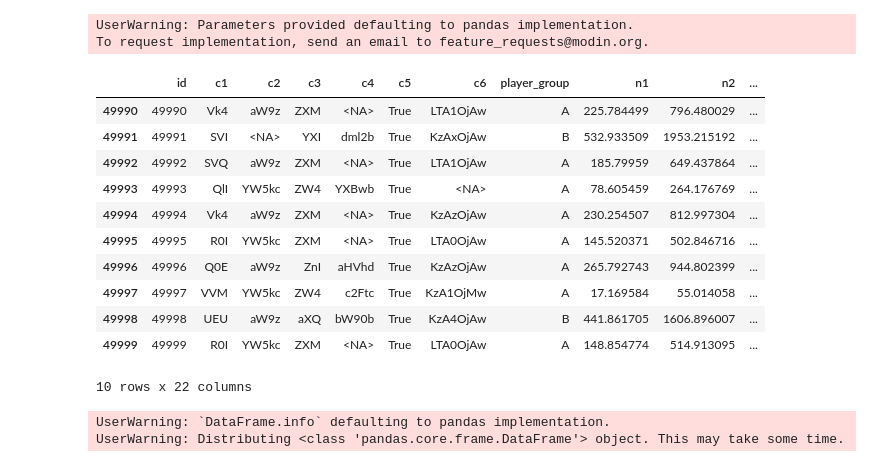
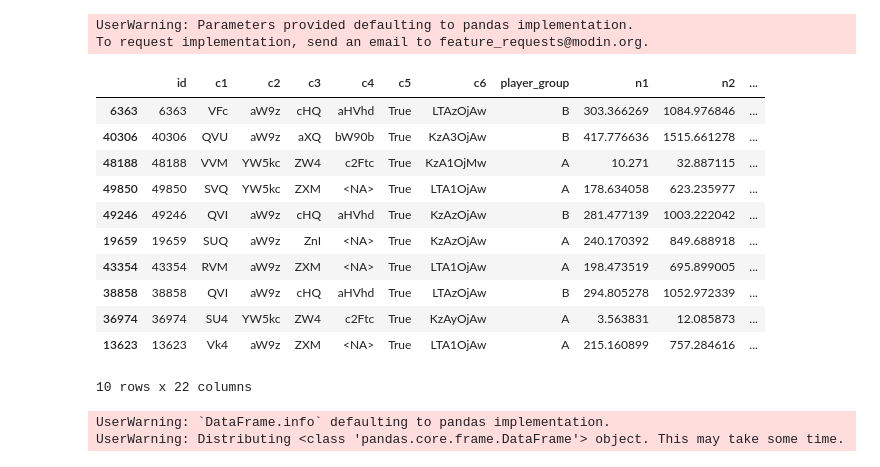
Before and after one commit to wileeam/classifier-engagement-monetisation, a Jupyter notebook: classifier-engagement-monetisation.ipynb, the cells around one changed output. Drawn from its saved outputs; the diff is of its cells as text; code cells hidden in the pictures.

```diff
--- a/classifier-engagement-monetisation.ipynb
+++ b/classifier-engagement-monetisation.ipynb
@@ -198,19 +189,19 @@ raw_plays = load_file(PLAYS_FILENAME, PLAYS_FILE_OPTIONS)
 UserWarning: Parameters provided defaulting to pandas implementation.
 To request implementation, send an email to feature_requests@modin.org.
 # %%
-raw_plays.tail(10)
+raw_plays.sample(n=10)
 # %% [output]
 |  | id | c1 | c2 | c3 | c4 | c5 | c6 | player_group | n1 | n2 | ... |
-| 49990 | 49990 | Vk4 | aW9z | ZXM | <NA> | True | LTA1OjAw | A | 225.784499 | 796.480029 | ... |
-| 49991 | 49991 | SVI | <NA> | YXI | dml2b | True | KzAxOjAw | B | 532.933509 | 1953.215192 | ... |
-| 49992 | 49992 | SVQ | aW9z | ZXM | <NA> | True | LTA1OjAw | A | 185.79959 | 649.437864 | ... |
-| 49993 | 49993 | QlI | YW5kc | ZW4 | YXBwb | True | <NA> | A | 78.605459 | 264.176769 | ... |
-| 49994 | 49994 | Vk4 | aW9z | ZXM | <NA> | True | KzAzOjAw | A | 230.254507 | 812.997304 | ... |
-| 49995 | 49995 | R0I | YW5kc | ZXM | <NA> | True | LTA0OjAw | A | 145.520371 | 502.846716 | ... |
-| 49996 | 49996 | Q0E | aW9z | ZnI | aHVhd | True | KzAzOjAw | A | 265.792743 | 944.802399 | ... |
-| 49997 | 49997 | VVM | YW5kc | ZW4 | c2Ftc | True | KzA1OjMw | A | 17.169584 | 55.014058 | ... |
-| 49998 | 49998 | UEU | aW9z | aXQ | bW90b | True | KzA4OjAw | B | 441.861705 | 1606.896007 | ... |
-| 49999 | 49999 | R0I | YW5kc | ZXM | <NA> | True | LTA0OjAw | A | 148.854774 | 514.913095 | ... |
+| 6363 | 6363 | VFc | aW9z | cHQ | aHVhd | True | LTAzOjAw | B | 303.366269 | 1084.976846 | ... |
+| 40306 | 40306 | QVU | aW9z | aXQ | bW90b | True | KzA3OjAw | B | 417.776636 | 1515.661278 | ... |
+| 48188 | 48188 | VVM | YW5kc | ZW4 | c2Ftc | True | KzA1OjMw | A | 10.271 | 32.887115 | ... |
+| 49850 | 49850 | SVQ | YW5kc | ZXM | <NA> | True | LTA1OjAw | A | 178.634058 | 623.235977 | ... |
+| 49246 | 49246 | QVI | aW9z | cHQ | aHVhd | True | KzAzOjAw | B | 281.477139 | 1003.222042 | ... |
+| 19659 | 19659 | SUQ | aW9z | ZnI | <NA> | True | KzAzOjAw | A | 240.170392 | 849.688918 | ... |
+| 43354 | 43354 | RVM | aW9z | ZXM | <NA> | True | LTA1OjAw | A | 198.473519 | 695.899005 | ... |
+| 38858 | 38858 | QVI | aW9z | cHQ | aHVhd | True | LTAzOjAw | B | 294.805278 | 1052.972339 | ... |
+| 36974 | 36974 | SU4 | YW5kc | ZW4 | c2Ftc | True | KzAyOjAw | A | 3.563831 | 12.085873 | ... |
+| 13623 | 13623 | Vk4 | aW9z | ZXM | <NA> | True | LTA1OjAw | A | 215.160899 | 757.284616 | ... |
 10 rows x 22 columns
 # %%
 raw_plays.info()
```
Also changed, not shown: parts of 71 cells of this notebook.
